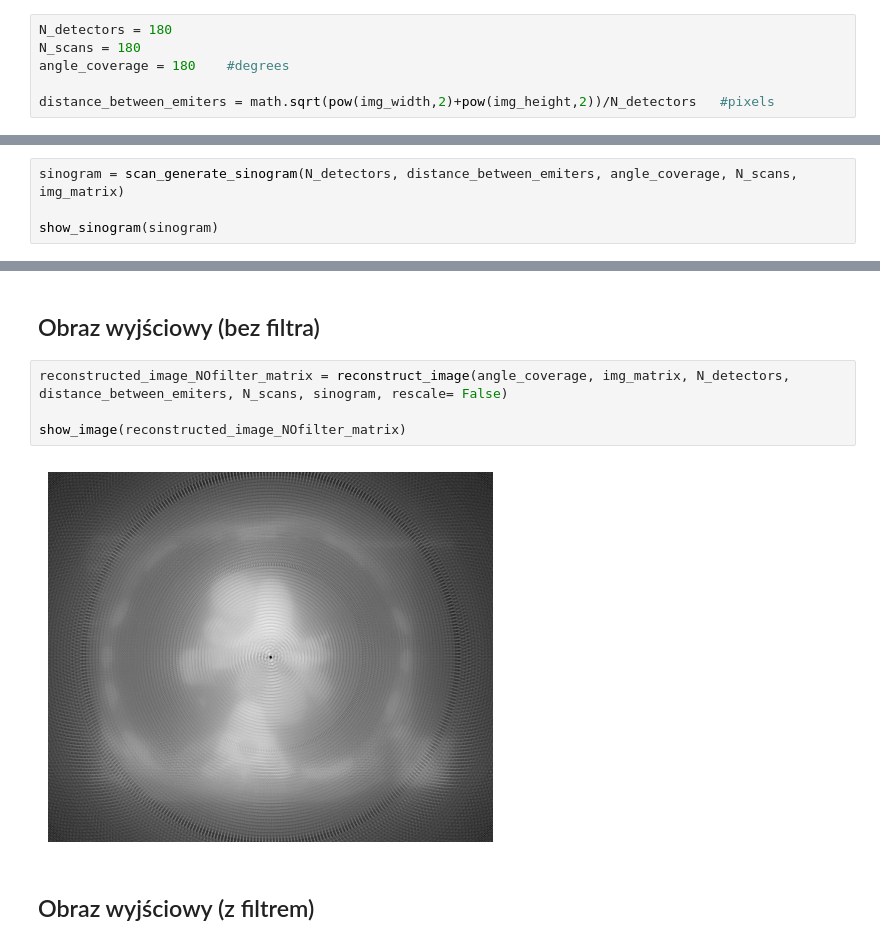
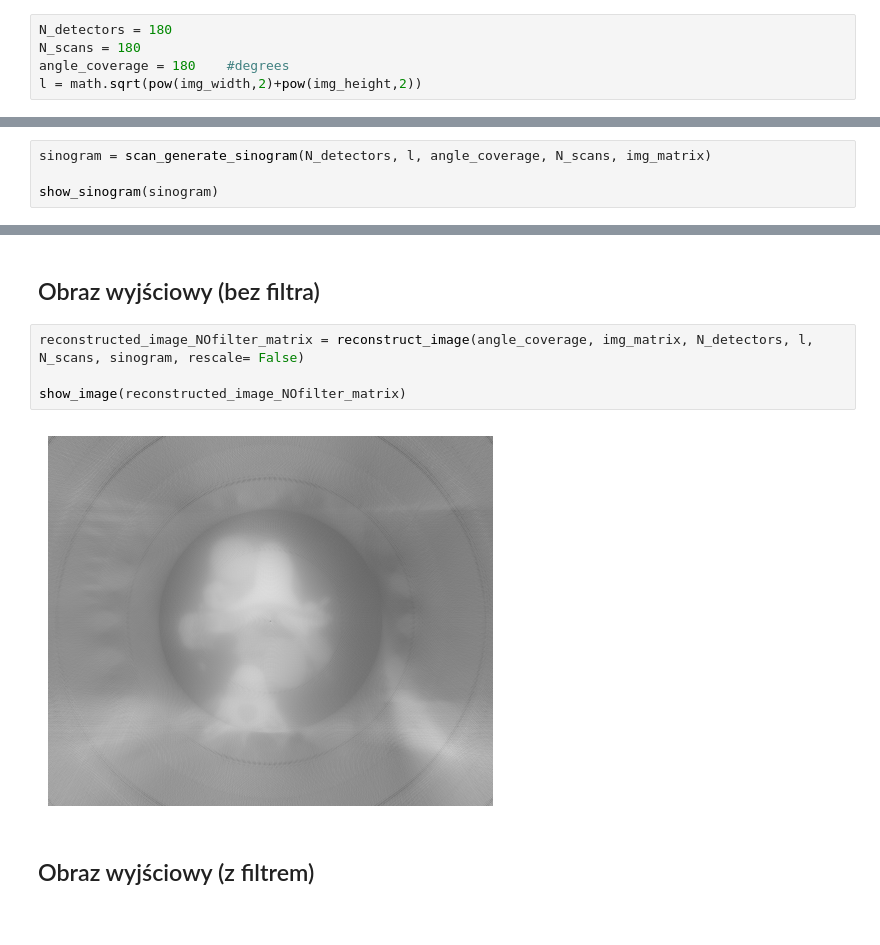
Before and after one commit to Szymonur/tomograf, a Jupyter notebook: tomograf.ipynb, the cells around one changed output, grey strips where cells are left out. Drawn from its saved outputs; the diff is of its cells as text.

```diff
--- a/tomograf.ipynb
+++ b/tomograf.ipynb
@@ -75,14 +76,13 @@ Dropdown(description='Obraz:', index=6, options=('CT_ScoutView-large.jpg', 'CT_S
 N_detectors = 180
 N_scans = 180
 angle_coverage = 180    #degrees
-
-distance_between_emiters = math.sqrt(pow(img_width,2)+pow(img_height,2))/N_detectors   #pixels
+l = math.sqrt(pow(img_width,2)+pow(img_height,2))
 # %% [markdown]
 # Tomograf
 # %% [markdown]
 ## Tworzenie Singoramu
 # %%
-sinogram = scan_generate_sinogram(N_detectors, distance_between_emiters, angle_coverage, N_scans, img_matrix)
+sinogram = scan_generate_sinogram(N_detectors, l, angle_coverage, N_scans, img_matrix)
 
 show_sinogram(sinogram)
 # %% [output]
@@ -98,11 +98,11 @@ show_sinogram(filtered_sinogram)
 # %% [markdown]
 ## Obraz wyjściowy (bez filtra)
 # %%
-reconstructed_image_NOfilter_matrix = reconstruct_image(angle_coverage, img_matrix, N_detectors, distance_between_emiters, N_scans, sinogram, rescale= False)
+reconstructed_image_NOfilter_matrix = reconstruct_image(angle_coverage, img_matrix, N_detectors, l, N_scans, sinogram, rescale= False)
 
 show_image(reconstructed_image_NOfilter_matrix)
 # %% [output]
-[figure, old version]
+[figure, new version]
 # %% [markdown]
 ## Obraz wyjściowy (z filtrem)
 # %%
```
Also changed, not shown: parts of 4 cells of this notebook, 2 other files.
